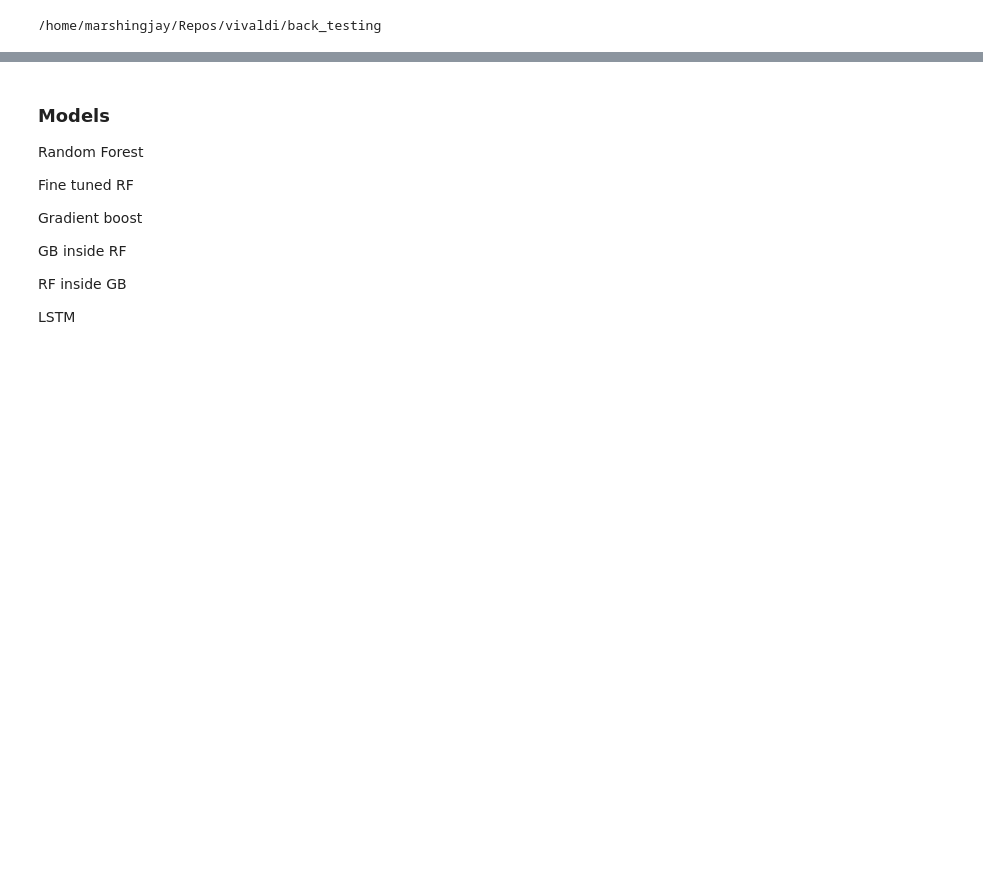
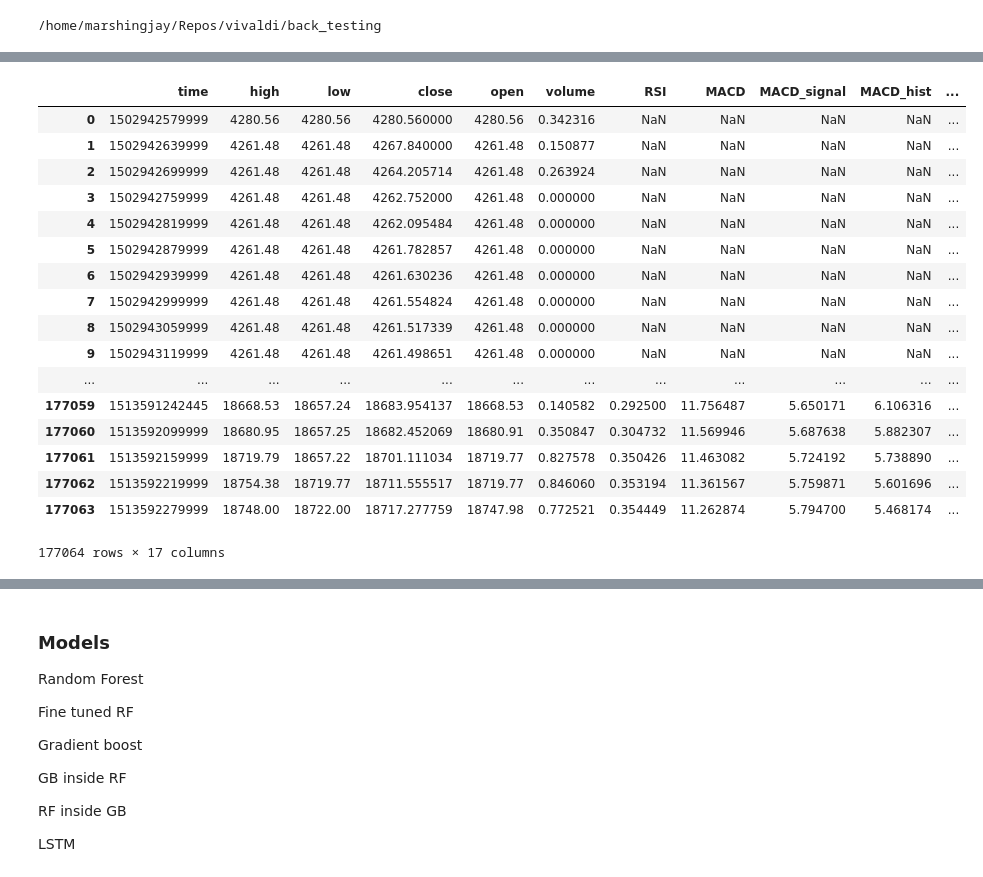
Before and after one commit to lowrollr/moonshot, a Jupyter notebook: back_testing/v2/research/notebooks/optimal_trading/classify/classification_optimal_trading_buy_classifier.ipynb, the cells around one changed output, grey strips where cells are left out. Drawn from its saved outputs; the diff is of its cells as text; code cells hidden in the pictures; blank space fills up the shorter version.

```diff
--- a/back_testing/v2/research/notebooks/optimal_trading/classify/classification_optimal_trading_buy_classifier.ipynb
+++ b/back_testing/v2/research/notebooks/optimal_trading/classify/classification_optimal_trading_buy_classifier.ipynb
@@ -19,7 +19,6 @@ from xgboost import XGBClassifier
 /home/marshingjay/Repos/vivaldi/back_testing
 # %%
 # features = ["RSI", "MACD", "stosc_k", "stosc_d", "RateOfChange_MACD_1", "RateOfChange_MACD_5", "RateOfChange_MACD_10", "RateOfChange_MACD_60", "RateOfChange_RSI_1", "RateOfChange_RSI_5", "RateOfChange_RSI_10", "RateOfChange_RSI_60", "RateOfChange_close_1", "RateOfChange_close_5", "RateOfChange_close_10", "RateOfChange_close_60"]
-features = ["volume", "RSI", "stosc_k", "stosc_d", "RateOfChange_RSI_1", "RateOfChange_RSI_5", "RateOfChange_RSI_10", "RateOfChange_RSI_60", "RateOfChange_close_1", "RateOfChange_close_5", "RateOfChange_close_10", "RateOfChange_close_60"]
 # %%
 
 
@@ -106,3 +99,24 @@ XRPUSDT-1m
+# %%
+cur_dataset
+# %% [output]
+|  | time | high | low | close | open | volume | RSI | MACD | MACD_signal | MACD_hist | ... |
+| 0 | 1502942579999 | 4280.56 | 4280.56 | 4280.560000 | 4280.56 | 0.342316 | NaN | NaN | NaN | NaN | ... |
+| 1 | 1502942639999 | 4261.48 | 4261.48 | 4267.840000 | 4261.48 | 0.150877 | NaN | NaN | NaN | NaN | ... |
+| 2 | 1502942699999 | 4261.48 | 4261.48 | 4264.205714 | 4261.48 | 0.263924 | NaN | NaN | NaN | NaN | ... |
+| 3 | 1502942759999 | 4261.48 | 4261.48 | 4262.752000 | 4261.48 | 0.000000 | NaN | NaN | NaN | NaN | ... |
+| 4 | 1502942819999 | 4261.48 | 4261.48 | 4262.095484 | 4261.48 | 0.000000 | NaN | NaN | NaN | NaN | ... |
+| 5 | 1502942879999 | 4261.48 | 4261.48 | 4261.782857 | 4261.48 | 0.000000 | NaN | NaN | NaN | NaN | ... |
+| 6 | 1502942939999 | 4261.48 | 4261.48 | 4261.630236 | 4261.48 | 0.000000 | NaN | NaN | NaN | NaN | ... |
+| 7 | 1502942999999 | 4261.48 | 4261.48 | 4261.554824 | 4261.48 | 0.000000 | NaN | NaN | NaN | NaN | ... |
+| 8 | 1502943059999 | 4261.48 | 4261.48 | 4261.517339 | 4261.48 | 0.000000 | NaN | NaN | NaN | NaN | ... |
+| 9 | 1502943119999 | 4261.48 | 4261.48 | 4261.498651 | 4261.48 | 0.000000 | NaN | NaN | NaN | NaN | ... |
+| ... | ... | ... | ... | ... | ... | ... | ... | ... | ... | ... | ... |
+| 177059 | 1513591242445 | 18668.53 | 18657.24 | 18683.954137 | 18668.53 | 0.140582 | 0.292500 | 11.756487 | 5.650171 | 6.106316 | ... |
+| 177060 | 1513592099999 | 18680.95 | 18657.25 | 18682.452069 | 18680.91 | 0.350847 | 0.304732 | 11.569946 | 5.687638 | 5.882307 | ... |
+| 177061 | 1513592159999 | 18719.79 | 18657.22 | 18701.111034 | 18719.77 | 0.827578 | 0.350426 | 11.463082 | 5.724192 | 5.738890 | ... |
+| 177062 | 1513592219999 | 18754.38 | 18719.77 | 18711.555517 | 18719.77 | 0.846060 | 0.353194 | 11.361567 | 5.759871 | 5.601696 | ... |
+| 177063 | 1513592279999 | 18748.00 | 18722.00 | 18717.277759 | 18747.98 | 0.772521 | 0.354449 | 11.262874 | 5.794700 | 5.468174 | ... |
+177064 rows × 17 columns
 # %%
 final_dataset = pd.concat(dataset_list)
 # %%
```
Also changed, not shown: parts of 6 cells of this notebook, 2 other files.
